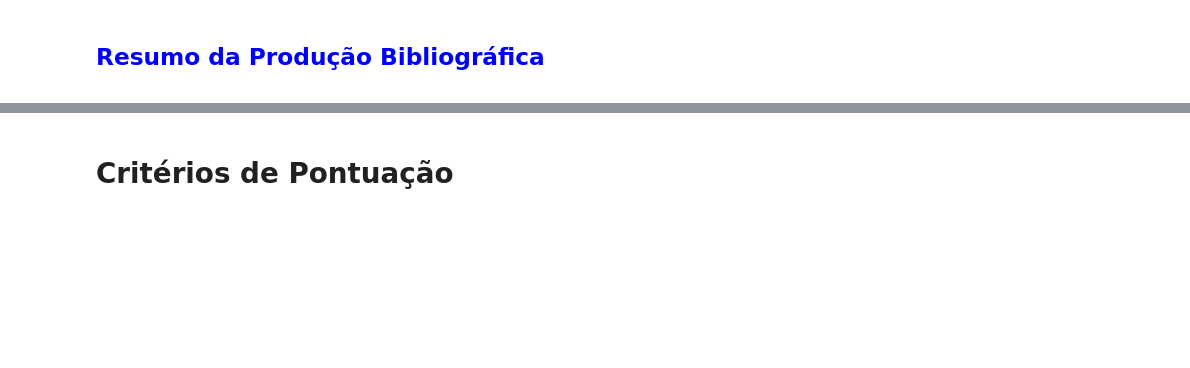
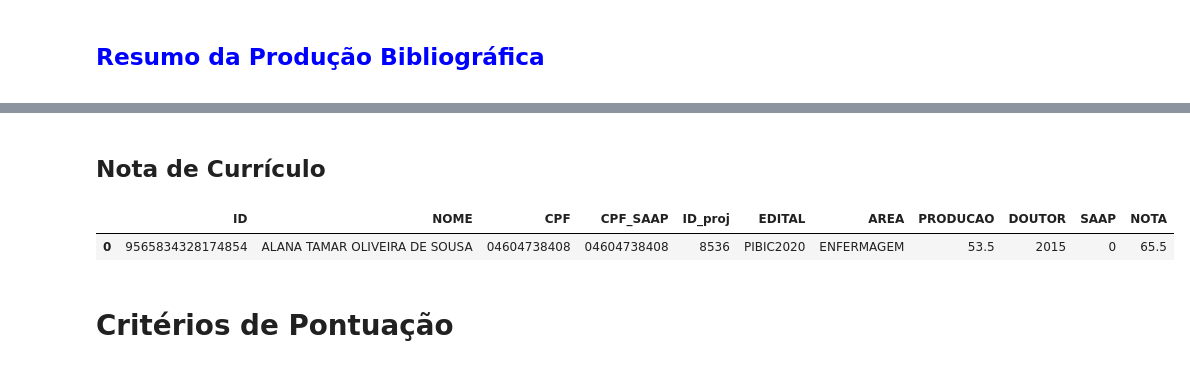
Before and after one commit to lbarosi/pylattes-lxml, a Jupyter notebook: notebooks/RelatorioPessoalLattesUFCG.ipynb, the cells around one changed output, grey strips where cells are left out. Cells and saved outputs as stored; diff of their text form; code cells hidden in the pictures; blank space fills up the shorter version.

```diff
--- a/notebooks/RelatorioPessoalLattesUFCG.ipynb
+++ b/notebooks/RelatorioPessoalLattesUFCG.ipynb
@@ -233,2 +130,9 @@ PQ.doPontuacaoSAAP(save_to_disk = True)[['AREA', 'ID','CPF', 'NOME', 'DOUTORADO'
+# %% [markdown]
+## Nota de Currículo
+# %%
+pontos
+# %% [output]
+|  | ID | NOME | CPF | CPF_SAAP | ID_proj | EDITAL | AREA | PRODUCAO | DOUTOR | SAAP | NOTA |
+| 0 | 9565834328174854 | ALANA TAMAR OLIVEIRA DE SOUSA | 04604738408 | 04604738408 | 8536 | PIBIC2020 | ENFERMAGEM | 53.5 | 2015 | 0 | 65.5 |
 # %% [markdown]
 # Critérios de Pontuação
```
Also changed, not shown: parts of 39 cells of this notebook, 11 other files.
